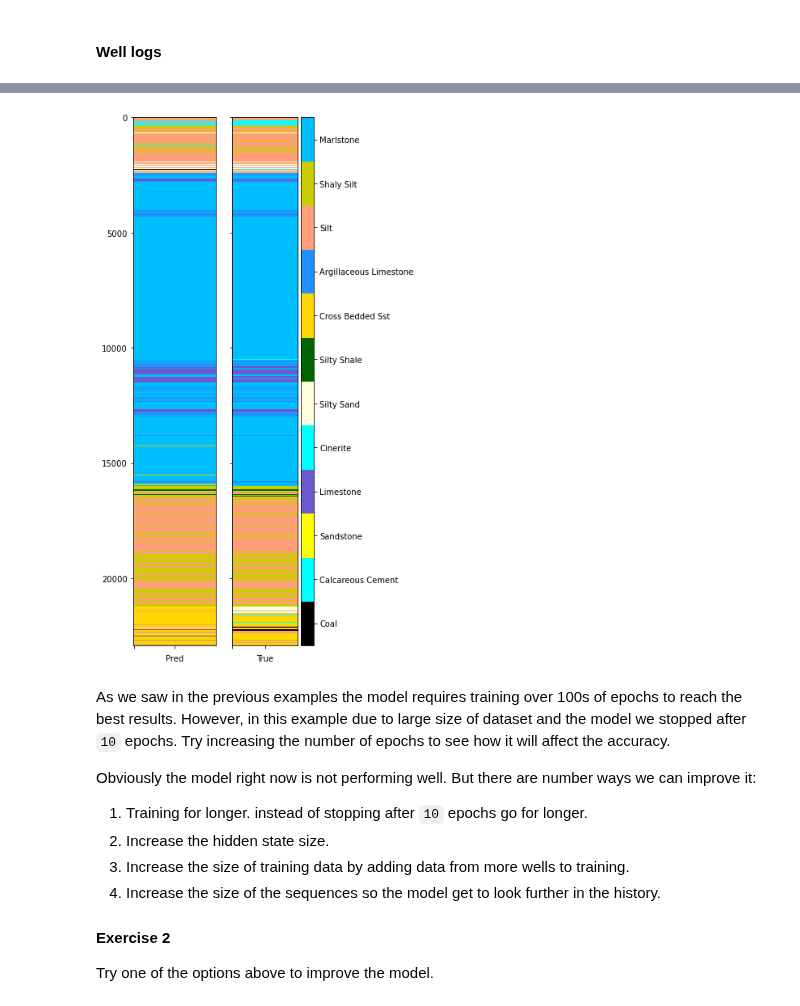
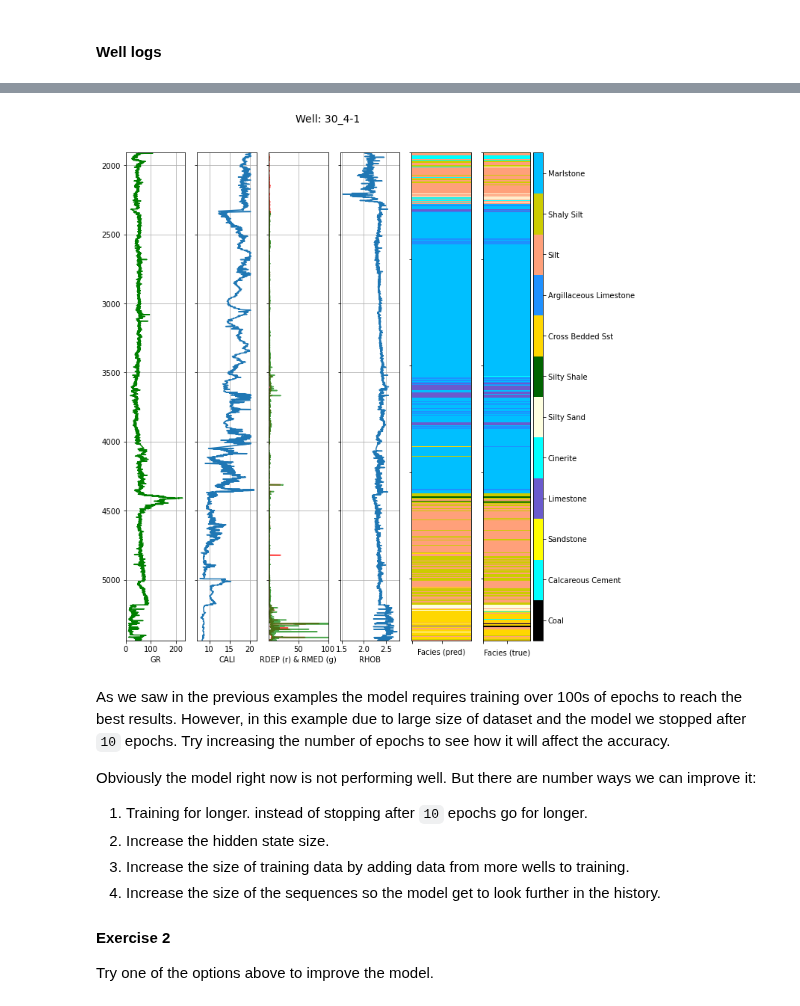
Before and after one commit to 3springs/deep_ml_curriculum, a Jupyter notebook: notebooks/c06_Recurrent_Neural_Networks/02_Recurrent_Neural_Networks_well_logs.ipynb, the cells around one changed output, grey strips where cells are left out. Drawn from its saved outputs; the diff is of its cells as text; code cells hidden in the pictures.

```diff
--- a/notebooks/c06_Recurrent_Neural_Networks/02_Recurrent_Neural_Networks_well_logs.ipynb
+++ b/notebooks/c06_Recurrent_Neural_Networks/02_Recurrent_Neural_Networks_well_logs.ipynb
@@ -695,16 +687,14 @@ df_log_results[['LITHOLOGY_GEOLINK', 'pred']]
 | 5438.766113 | Cross Bedded Sst | Cross Bedded Sst |
 | 5438.918457 | Cross Bedded Sst | Cross Bedded Sst |
 22911 rows × 2 columns
-# %%
-f, ax = plt.subplots(nrows=1, ncols=2, figsize=(4, 12))
-plot_facies(df_log_results.pred.values, ax=ax[0], colorbar=False, xlabel='Pred')
-plot_facies(df_log_results.LITHOLOGY_GEOLINK.values, ax=ax[1], xlabel='True')
-ax[0].set_xticklabels([])
-ax[1].set_xticklabels([])
-ax[1].set_yticklabels([])
-plt.show()
-# %% [output]
-[figure, removed]
+# %%
+from deep_ml_curriculum.visualization.well_log import plot_well_pred
+plot_well_pred(well_name, df_log_results,
+               facies_true=df_log_results.LITHOLOGY_GEOLINK.values,
+               facies_pred=df_log_results.pred.values)
+plt.show()
+# %% [output]
+[figure, added]
 # %% [markdown]
 As we saw in the previous examples the model requires training over 100s of epochs to reach the best results. However, in this example due to large size of dataset and the model we stopped after `10` epochs. Try increasing the number of epochs to see how it will affect the accuracy.<br>
 
```
Also changed, not shown: parts of 13 cells of this notebook, 1 other file.
